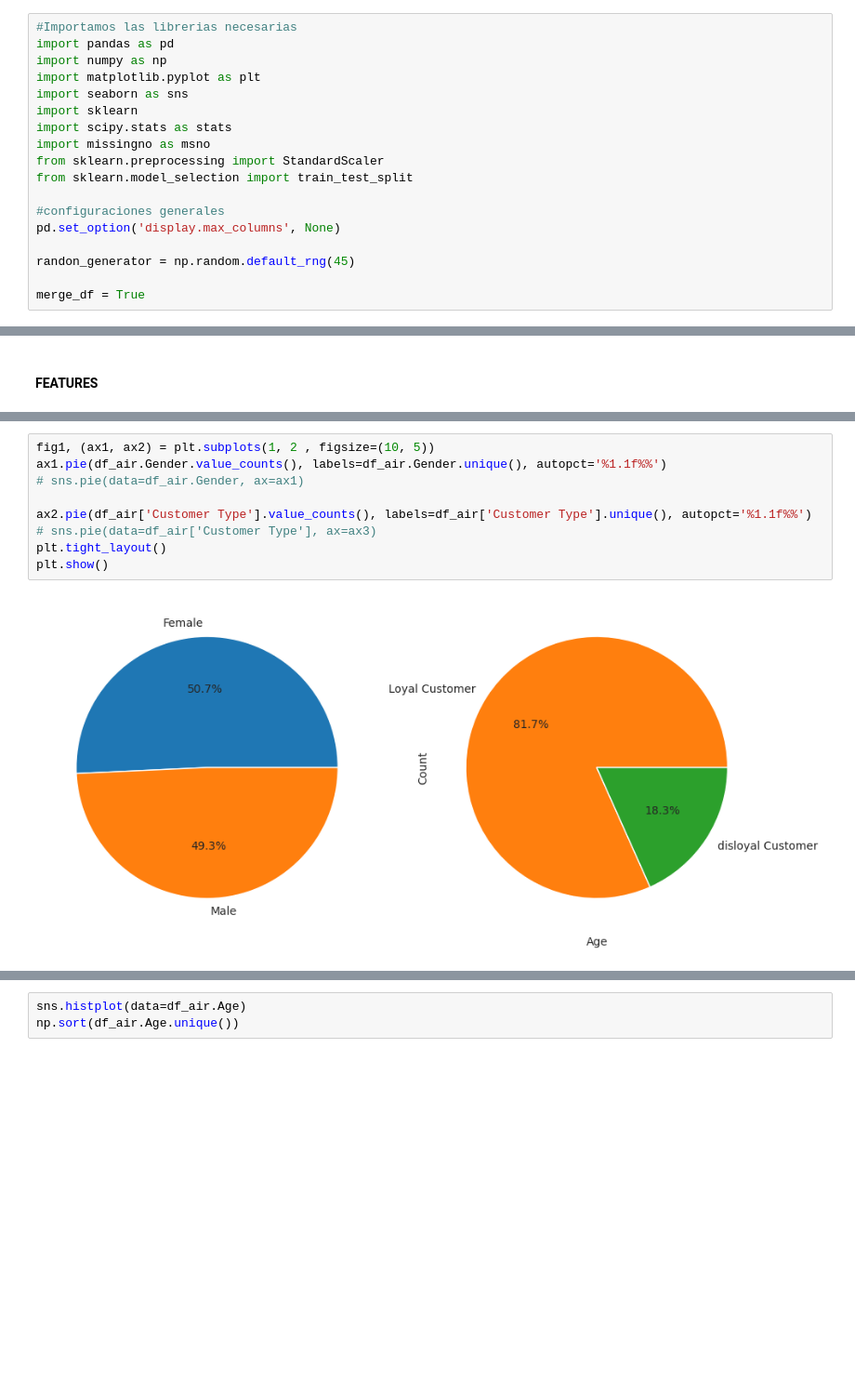
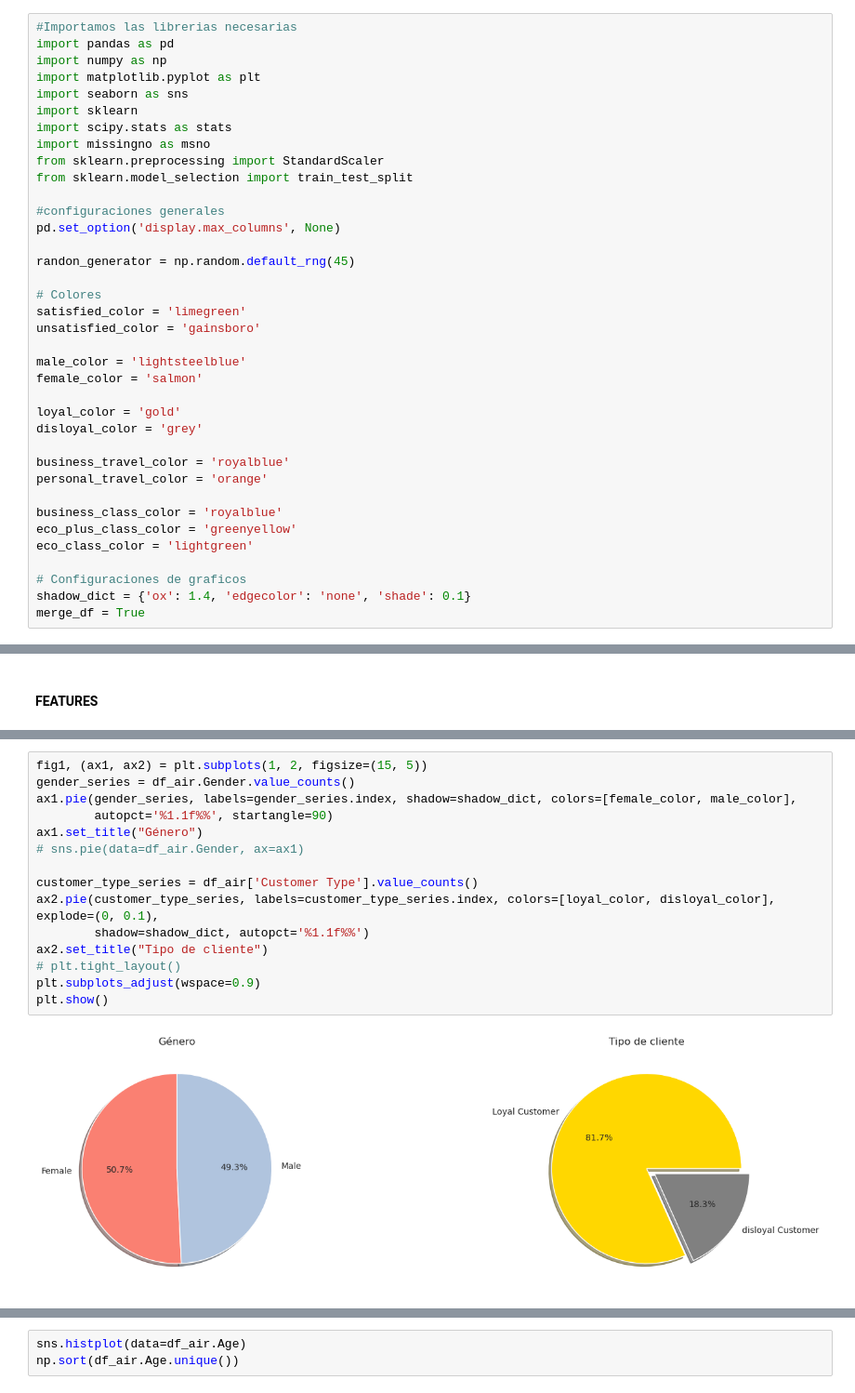
Before and after one commit to vasconcelosfer/dayaAnlisysTP, a Jupyter notebook: TP_FINAL_AD.ipynb, the cells around one changed output, grey strips where cells are left out. Shown at 93% size. Drawn from its saved outputs; the diff is of its cells as text; blank space fills up the shorter version.

```diff
--- a/TP_FINAL_AD.ipynb
+++ b/TP_FINAL_AD.ipynb
@@ -15,4 +53,23 @@ pd.set_option('display.max_columns', None)
 
 randon_generator = np.random.default_rng(45)
 
+# Colores
+satisfied_color = 'limegreen'
+unsatisfied_color = 'gainsboro'
+
+male_color = 'lightsteelblue'
+female_color = 'salmon'
+
+loyal_color = 'gold'
+disloyal_color = 'grey'
+
+business_travel_color = 'royalblue'
+personal_travel_color = 'orange'
+
+business_class_color = 'royalblue'
+eco_plus_class_color = 'greenyellow'
+eco_class_color = 'lightgreen'
+
+# Configuraciones de graficos
+shadow_dict = {'ox': 1.4, 'edgecolor': 'none', 'shade': 0.1}
 merge_df = True
@@ -155,11 +283,17 @@ PASAJERO
 # %%
-fig1, (ax1, ax2) = plt.subplots(1, 2 , figsize=(10, 5))
-ax1.pie(df_air.Gender.value_counts(), labels=df_air.Gender.unique(), autopct='%1.1f%%')
+fig1, (ax1, ax2) = plt.subplots(1, 2, figsize=(15, 5))
+gender_series = df_air.Gender.value_counts()
+ax1.pie(gender_series, labels=gender_series.index, shadow=shadow_dict, colors=[female_color, male_color],
+        autopct='%1.1f%%', startangle=90)
+ax1.set_title("Género")
 # sns.pie(data=df_air.Gender, ax=ax1)
 
-ax2.pie(df_air['Customer Type'].value_counts(), labels=df_air['Customer Type'].unique(), autopct='%1.1f%%')
-# sns.pie(data=df_air['Customer Type'], ax=ax3)
-plt.tight_layout()
+customer_type_series = df_air['Customer Type'].value_counts()
+ax2.pie(customer_type_series, labels=customer_type_series.index, colors=[loyal_color, disloyal_color], explode=(0, 0.1),
+        shadow=shadow_dict, autopct='%1.1f%%')
+ax2.set_title("Tipo de cliente")
+# plt.tight_layout()
+plt.subplots_adjust(wspace=0.9)
 plt.show()
 # %% [output]
-[figure, old version]
+[figure, new version]
```
Also changed, not shown: parts of 32 cells of this notebook.
